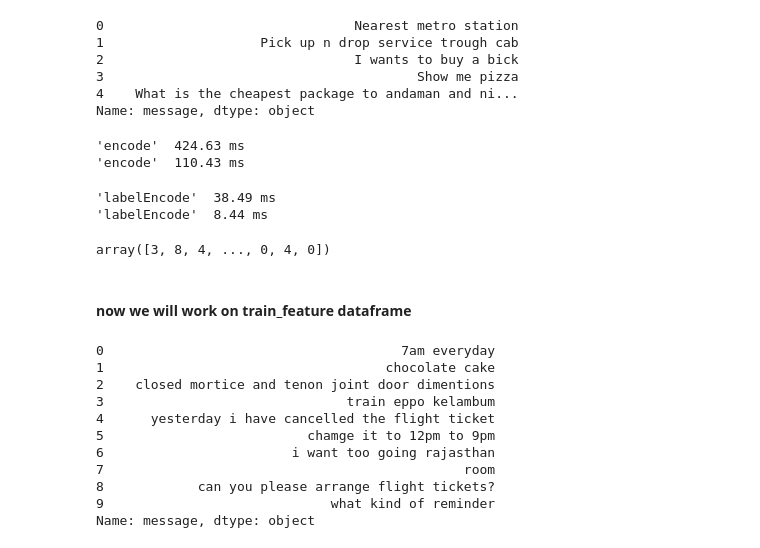
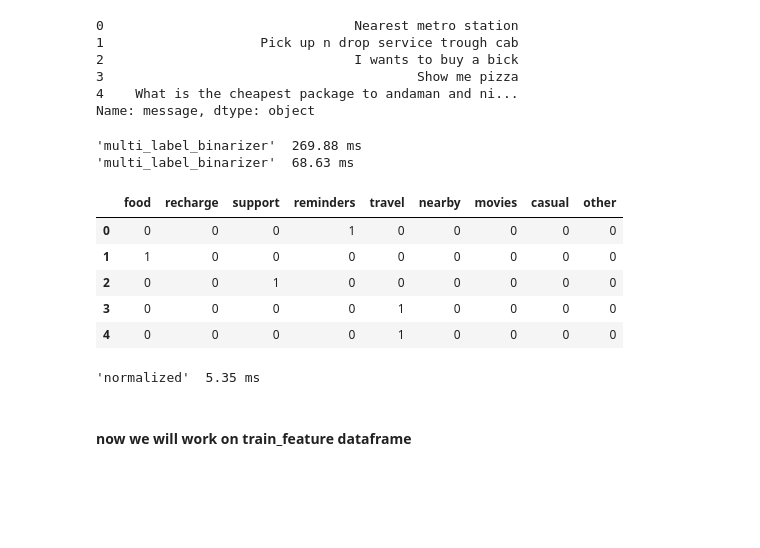
Before and after one commit to nitikagoel01/haptik_project, a Jupyter notebook: haptik_baselineModel.ipynb, the cells around one changed output. Drawn from its saved outputs; the diff is of its cells as text; code cells hidden in the pictures; blank space fills up the shorter version.

```diff
--- a/haptik_baselineModel.ipynb
+++ b/haptik_baselineModel.ipynb
@@ -78,50 +85,39 @@ X_test.head()
 3                                        Show me pizza
 4    What is the cheapest package to andaman and ni...
 Name: message, dtype: object
-# %%
-# One hot encoding for changing the categorical target variable to binary target variable(numerical)
-# do this on both train and test target variable i.e y_train, y_test
-@timeit
-def encode(target):
-    target = target.astype(str).replace({'T':1, 'F':0}, axis=1)
-    target = target.idxmax(axis = 1)
-    return target
-
-target = encode(y_train)
-test_target = encode(y_test)
-# %% [output]
-'encode'  424.63 ms
-'encode'  110.43 ms
-# %%
-#label Encoding for creating the array of labeled target variable
-@timeit
-def labelEncode(y):
-    lab_en = LabelEncoder()
-    return (lab_en.fit_transform(y))
-
-
-y_train = labelEncode(target)
-y_test = labelEncode(test_target)
-# %% [output]
-'labelEncode'  38.49 ms
-'labelEncode'  8.44 ms
-# %%
-y_test
-# %% [output]
-array([3, 8, 4, ..., 0, 4, 0])
+# %%
+@timeit
+def multi_label_binarizer(df):
+    """Maps ["T", "F"] to [1, 0] in a given dataframe
+    """
+    #dfmi.astype(str).applymap(lambda x: '%i' % pd.Series(x).map({'a':0, 'b':1}))
+    df = df.astype(str).applymap(lambda x: 1 if x=='T' else 0)
+    return df
+
+target = multi_label_binarizer(y_train)
+test_target = multi_label_binarizer(y_test)
+target.head()
+# %% [output]
+'multi_label_binarizer'  269.88 ms
+'multi_label_binarizer'  68.63 ms
+|  | food | recharge | support | reminders | travel | nearby | movies | casual | other |
+| 0 | 0 | 0 | 0 | 1 | 0 | 0 | 0 | 0 | 0 |
+| 1 | 1 | 0 | 0 | 0 | 0 | 0 | 0 | 0 | 0 |
+| 2 | 0 | 0 | 1 | 0 | 0 | 0 | 0 | 0 | 0 |
+| 3 | 0 | 0 | 0 | 0 | 1 | 0 | 0 | 0 | 0 |
+| 4 | 0 | 0 | 0 | 0 | 1 | 0 | 0 | 0 | 0 |
+# %%
+@timeit
+def normalized():
+    freq = ravel(target.sum(axis = 0))
+    freq = dict(zip(target.columns, freq))
+    freq = OrderedDict(sorted(freq.items(), key = operator.itemgetter(1)))
+    yhist = DataFrame({'label':freq.keys(), 'count':freq.values()})
+    yhist['normalized'] = yhist['count']/yhist['count'].sum()
+    return yhist
+
+yhist = normalized()
+# %% [output]
+'normalized'  5.35 ms
 # %% [markdown]
 #### now we will work on train_feature dataframe
-# %%
-X_train.head(10)
-# %% [output]
-0                                      7am everyday
-1                                    chocolate cake
-2    closed mortice and tenon joint door dimentions
-3                               train eppo kelambum
-4      yesterday i have cancelled the flight ticket
-5                          chamge it to 12pm to 9pm
-6                        i want too going rajasthan
-7                                              room
-8            can you please arrange flight tickets?
-9                             what kind of reminder
-Name: message, dtype: object
```
Also changed, not shown: parts of 31 cells of this notebook.
